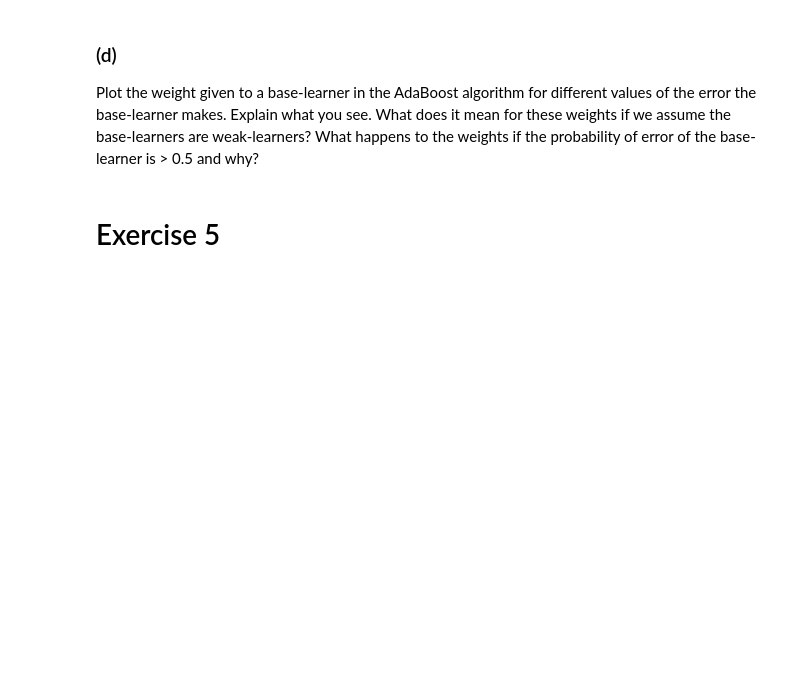
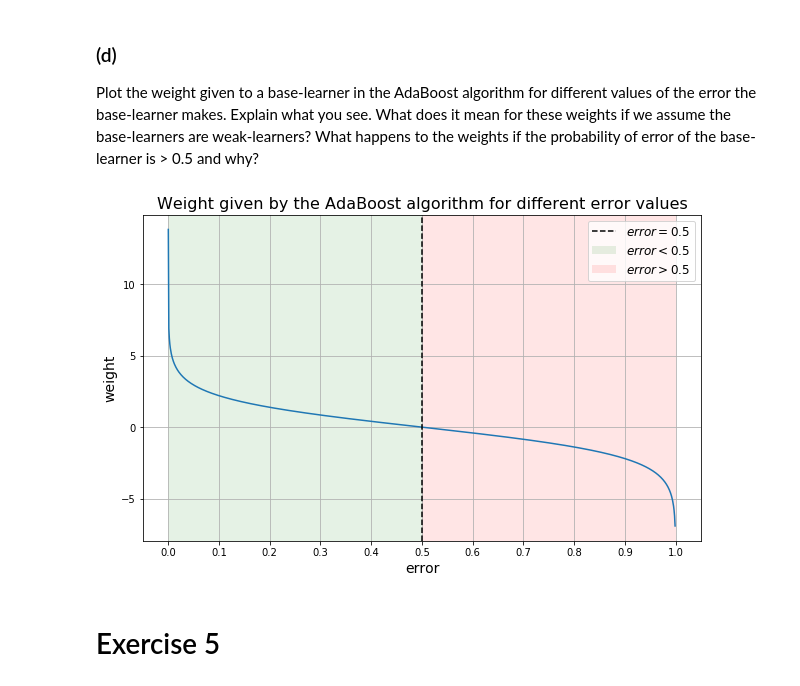
Before and after one commit to rusane/natural-computing, a Jupyter notebook: A5 - Ensemble Learning/Ensemble Learning - Assignment 5.ipynb, the cells around one changed output. Drawn from its saved outputs; the diff is of its cells as text; code cells hidden in the pictures; blank space fills up the shorter version.

```diff
--- a/A5 - Ensemble Learning/Ensemble Learning - Assignment 5.ipynb
+++ b/A5 - Ensemble Learning/Ensemble Learning - Assignment 5.ipynb
@@ -257,3 +260,18 @@ the classifier weights based on their error on the training set.
 Use the expected errors of the strong and weak classifiers to compute
 their respective weights. Compare the answer to the answer
 you found in the previous question.
+# %%
+def adaboost_M1_weight(err):
+    return np.log((1-err) / err)
+
+# Weak classifier
+# p_correct = 0.6 -> p_error = 0.4
+w_weak = adaboost_M1_weight(0.4)
+print("w_weak =", w_weak)
+
+# Strong classifier
+# p_correct = 0.85 -> p_error = 0.15
+w_strong = adaboost_M1_weight(0.15)
+print("w_strong = ", w_strong)
+
+print("Relative (w_strong/w_weak):", w_strong / w_weak)
@@ -264,5 +290,24 @@ algorithm for different values of the error the base-learner makes.
 Explain what you see. What does it mean for these weights if we assume the base-learners are weak-learners? What happens to the
 weights if the probability of error of the base-learner is > 0.5 and
 why?
+# %%
+errors = np.linspace(1e-6, 1, 1000, endpoint=False)
+weights = [adaboost_M1_weight(e) for e in errors]
+# %%
+plt.figure(figsize=(10, 6))
+plt.plot(errors, weights)
+plt.axvline(0.5, linestyle='--', c='k', label="$error=0.5$")
+plt.axvspan(0, 0.5, facecolor='g', alpha=0.1, label='$error<0.5$')
+plt.axvspan(0.5, 1.0, facecolor='r', alpha=0.1, label='$error>0.5$')
+plt.xlabel("error", size=14)
+plt.ylabel("weight", size=14)
+plt.title("Weight given by the AdaBoost algorithm for different error values", size=16)
+plt.xticks(np.arange(0, 1.1, 0.1))
+plt.grid()
+plt.legend(prop={'size': 12})
+# plt.savefig("Figures/ex3d.png")
+plt.show()
+# %% [output]
+[figure, added]
 # %% [markdown]
 # Exercise 5
```
Also changed, not shown: parts of 5 cells of this notebook, 1 other file.
